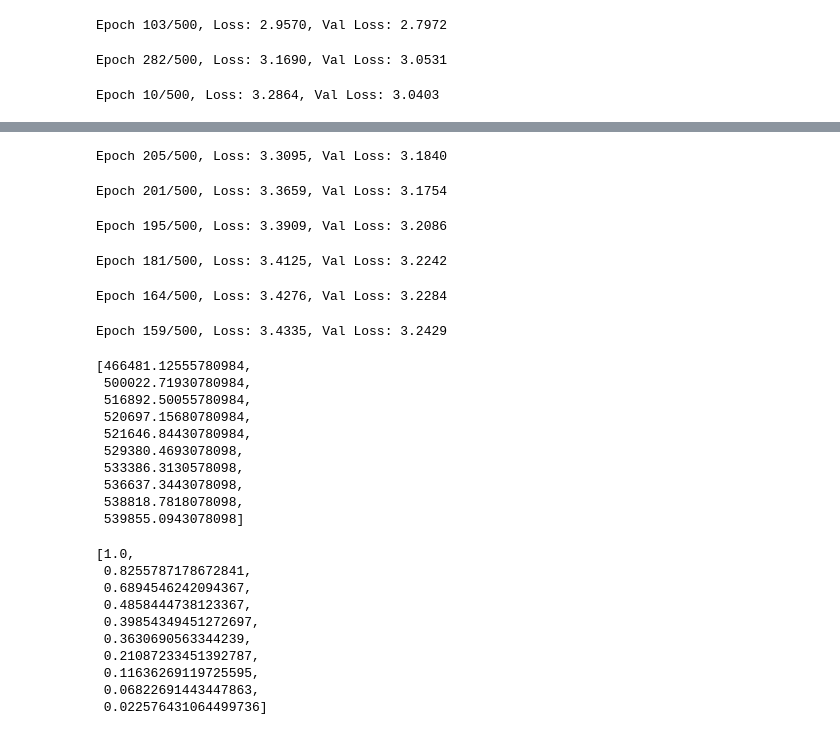
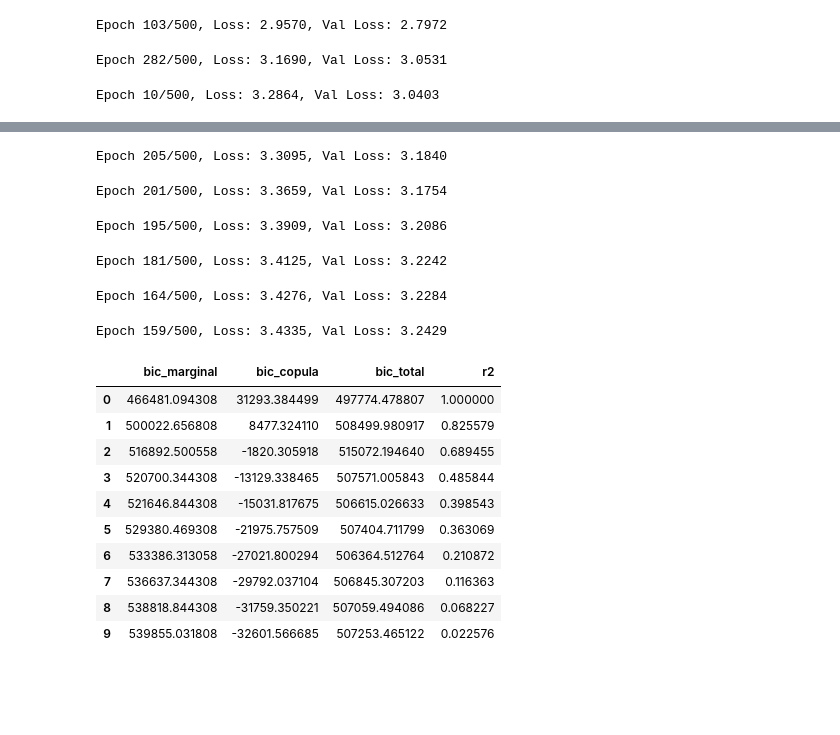
Before and after one commit to krisrs1128/scDesigner, a Jupyter notebook: examples/18-pseudotime-goodness-of-fit.ipynb, the cells around one changed output, grey strips where cells are left out. Cells and saved outputs as stored; diff of their text form; code cells hidden in the pictures; blank space fills up the shorter version.

```diff
--- a/examples/18-pseudotime-goodness-of-fit.ipynb
+++ b/examples/18-pseudotime-goodness-of-fit.ipynb
@@ -76,5 +7,11 @@ Registered S3 method overwritten by 'zellkonverter':
 # %%
+# from scdesigner.datasets import pseudotime_example
+
+# example_sce = pseudotime_example()
+# example_sce
+
 import anndata as ad
-example_sce = ad.read_h5ad("data/pseudotime_example_sce.h5ad")
-example_sce.X
+
+example_sce = ad.read_h5ad("data/pseudotime_example.h5ad")
+example_sce.obs.head()
 # %% [output]
@@ -99,7 +31,7 @@ np.random.seed(123)
 
 original_pseudotime = example_sce.obs["pseudotime"].values
 
-pertubed_sce_list = []
+perturbed_list = []
 
 for x in range(10):
     perturb_prop = x/10
@@ -113,4 +45,6 @@ for x in range(10):
     new_sce = example_sce.copy()
     new_sce.obs["pseudotime"] = new_pseudotime
 
-    pertubed_sce_list.append(new_sce)
+    perturbed_list.append(new_sce)
+
+perturbed_list[:3]
@@ -140,17 +74,30 @@ scDesign3_result <- lapply(example_sce_list, function(x) {
 # %%
 from scdesigner.simulators import NegBinCopula
+from scipy.stats import pearsonr
+import pandas as pd
 import scipy
 
-scdesign_result = []
-for sce in pertubed_sce_list:
+rows = []
+for sce in perturbed_list:
     if scipy.sparse.issparse(sce.X):
         sce.X = sce.X.toarray()
     sim = NegBinCopula(mean_formula="~ bs(pseudotime, degree=9)")
     sim.fit(sce, batch_size=500)
-    complexity = sim.complexity()
-    scdesign_result.append(complexity['marginal_bic'])
+    metrics = sim.complexity()
 
-scdesign_result
+    r2 = pearsonr(sce.obs["pseudotime"].values, original_pseudotime)[0] ** 2
+
+    rows.append(
+        {
+            "bic_marginal": metrics['marginal_bic'],
+            "bic_copula": metrics['copula_bic'],
+            "bic_total": metrics['marginal_bic'] + metrics['copula_bic'],
+            "r2": r2,
+        }
+    )
+
+metric = pd.DataFrame(rows)
+metric
 # %% [output]
 Epoch 103/500, Loss: 2.9570, Val Loss: 2.7972
 Epoch 282/500, Loss: 3.1690, Val Loss: 3.0531
@@ -159,36 +106,17 @@ Epoch 270/500, Loss: 3.3112, Val Loss: 3.1083
 Epoch 205/500, Loss: 3.3095, Val Loss: 3.1840
 Epoch 201/500, Loss: 3.3659, Val Loss: 3.1754
 Epoch 195/500, Loss: 3.3909, Val Loss: 3.2086
 Epoch 181/500, Loss: 3.4125, Val Loss: 3.2242
 Epoch 164/500, Loss: 3.4276, Val Loss: 3.2284
 Epoch 159/500, Loss: 3.4335, Val Loss: 3.2429
-[466481.12555780984,
- 500022.71930780984,
- 516892.50055780984,
- 520697.15680780984,
- 521646.84430780984,
- 529380.4693078098,
- 533386.3130578098,
- 536637.3443078098,
- 538818.7818078098,
- 539855.0943078098]
+|  | bic_marginal | bic_copula | bic_total | r2 |
+| 0 | 466481.094308 | 31293.384499 | 497774.478807 | 1.000000 |
+| 1 | 500022.656808 | 8477.324110 | 508499.980917 | 0.825579 |
+| 2 | 516892.500558 | -1820.305918 | 515072.194640 | 0.689455 |
+| 3 | 520700.344308 | -13129.338465 | 507571.005843 | 0.485844 |
+| 4 | 521646.844308 | -15031.817675 | 506615.026633 | 0.398543 |
+| 5 | 529380.469308 | -21975.757509 | 507404.711799 | 0.363069 |
+| 6 | 533386.313058 | -27021.800294 | 506364.512764 | 0.210872 |
+| 7 | 536637.344308 | -29792.037104 | 506845.307203 | 0.116363 |
+| 8 | 538818.844308 | -31759.350221 | 507059.494086 | 0.068227 |
+| 9 | 539855.031808 | -32601.566685 | 507253.465122 | 0.022576 |
-# %%
-from scipy.stats import pearsonr
-
-# Assuming example_sce_list[0] and x are AnnData objects
-pseudo1 = original_pseudotime
-pseudo_list = [x.obs['pseudotime'].values for x in pertubed_sce_list]
-
-r_squared = [pearsonr(pseudo1, pseudo2)[0]**2 for pseudo2 in pseudo_list]
-r_squared
-# %% [output]
-[1.0,
- 0.8255787178672841,
- 0.6894546242094367,
- 0.4858444738123367,
- 0.39854349451272697,
- 0.3630690563344239,
- 0.21087233451392787,
- 0.11636269119725595,
- 0.06822691443447863,
- 0.022576431064499736]
```
Also changed, not shown: parts of 18 cells of this notebook, 1 other file.
